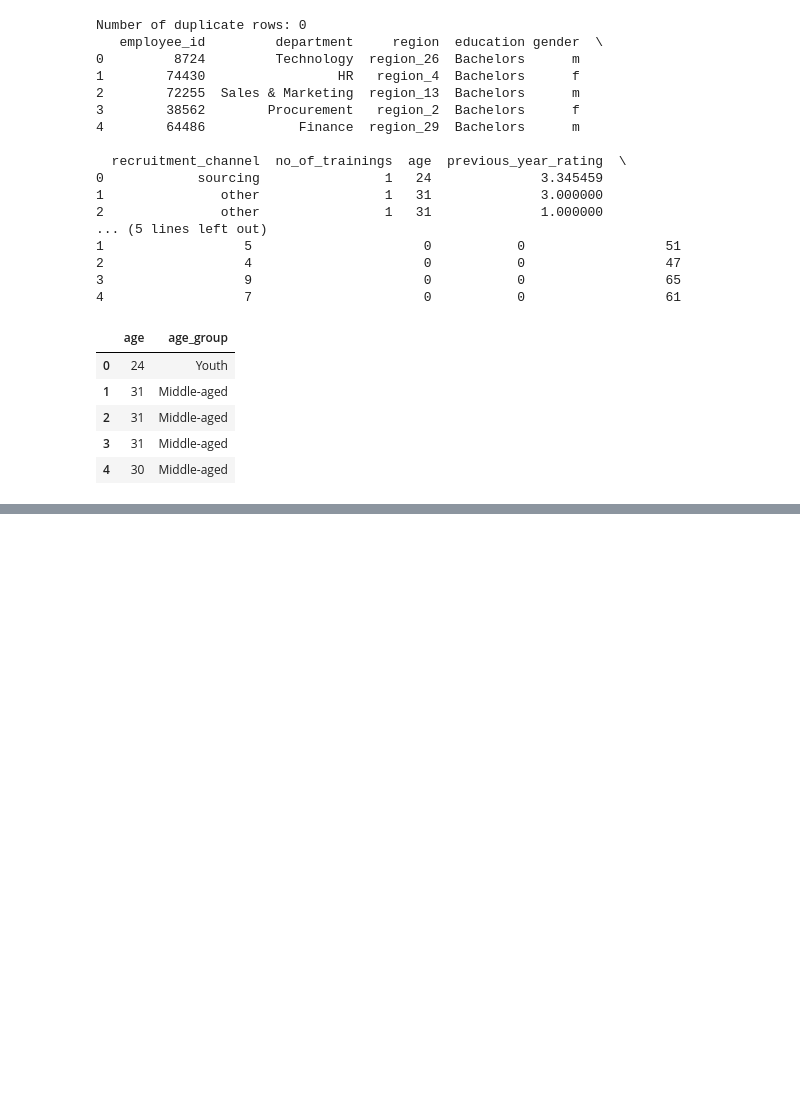
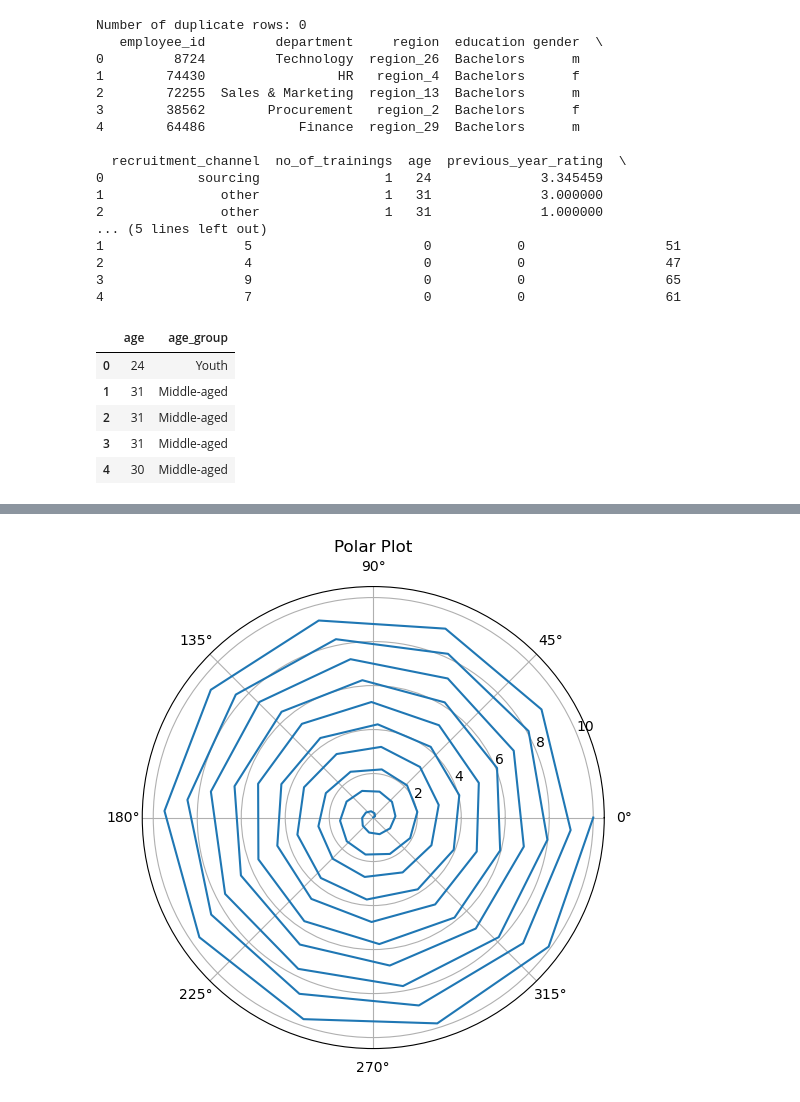
Before and after one commit to VictorAbhi/ml_learning, a Jupyter notebook: ml/python_libraries_for_data_science/pandas/day2.ipynb, the cells around one changed output, grey strips where cells are left out. Cells and saved outputs as stored; diff of their text form; code cells hidden in the pictures; blank space fills up the shorter version.

Commit message:
matplotlib day 2

```diff
--- a/ml/python_libraries_for_data_science/pandas/day2.ipynb
+++ b/ml/python_libraries_for_data_science/pandas/day2.ipynb
@@ -482,0 +569,12 @@ data.head()
+# %%
+import numpy as np
+import matplotlib.pyplot as plt
+r = np.linspace(0,10,100)
+theta = 2 * np.pi * r
+plt.figure(figsize=(6,6))
+plt.subplot(111,projection='polar')
+plt.plot(theta,r)
+plt.title('Polar Plot')
+plt.show()
+# %% [output]
+[figure, added]
```
Also changed, not shown: parts of 13 cells of this notebook, 4 other files.
